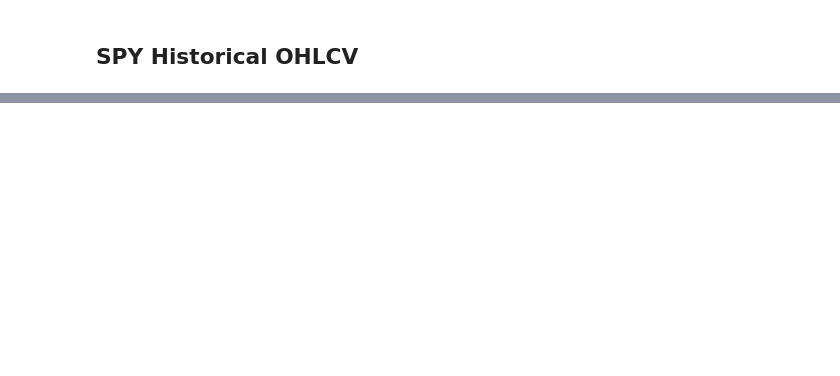
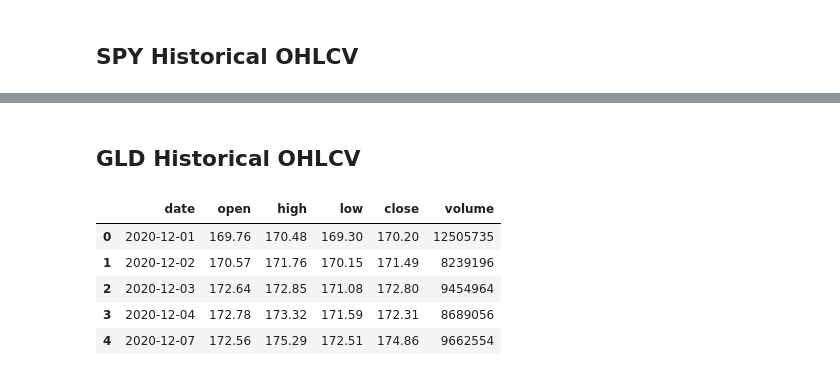
Before and after one commit to nospmah/fintech.group_project, a Jupyter notebook: notebooks/brian_working_2.ipynb, the cells around one changed output, grey strips where cells are left out. Drawn from its saved outputs; the diff is of its cells as text; code cells hidden in the pictures; blank space fills up the shorter version.

```diff
--- a/notebooks/brian_working_2.ipynb
+++ b/notebooks/brian_working_2.ipynb
@@ -274,0 +75,13 @@ RangeIndex(start=0, stop=1258, step=1)
+# %% [markdown]
+## GLD Historical OHLCV
+# %%
+# Call data_service to get SPY historical OHLCV
+gld_df = ds.get_stock_OHLCV(alpaca_api_key, alpaca_secret_key, 'GLD', start_date, end_date, '1D')
+gld_df.head()
+# %% [output]
+|  | date | open | high | low | close | volume |
+| 0 | 2020-12-01 | 169.76 | 170.48 | 169.30 | 170.20 | 12505735 |
+| 1 | 2020-12-02 | 170.57 | 171.76 | 170.15 | 171.49 | 8239196 |
+| 2 | 2020-12-03 | 172.64 | 172.85 | 171.08 | 172.80 | 9454964 |
+| 3 | 2020-12-04 | 172.78 | 173.32 | 171.59 | 172.31 | 8689056 |
+| 4 | 2020-12-07 | 172.56 | 175.29 | 172.51 | 174.86 | 9662554 |
```
Also changed, not shown: parts of 40 cells of this notebook, 2 other files.
